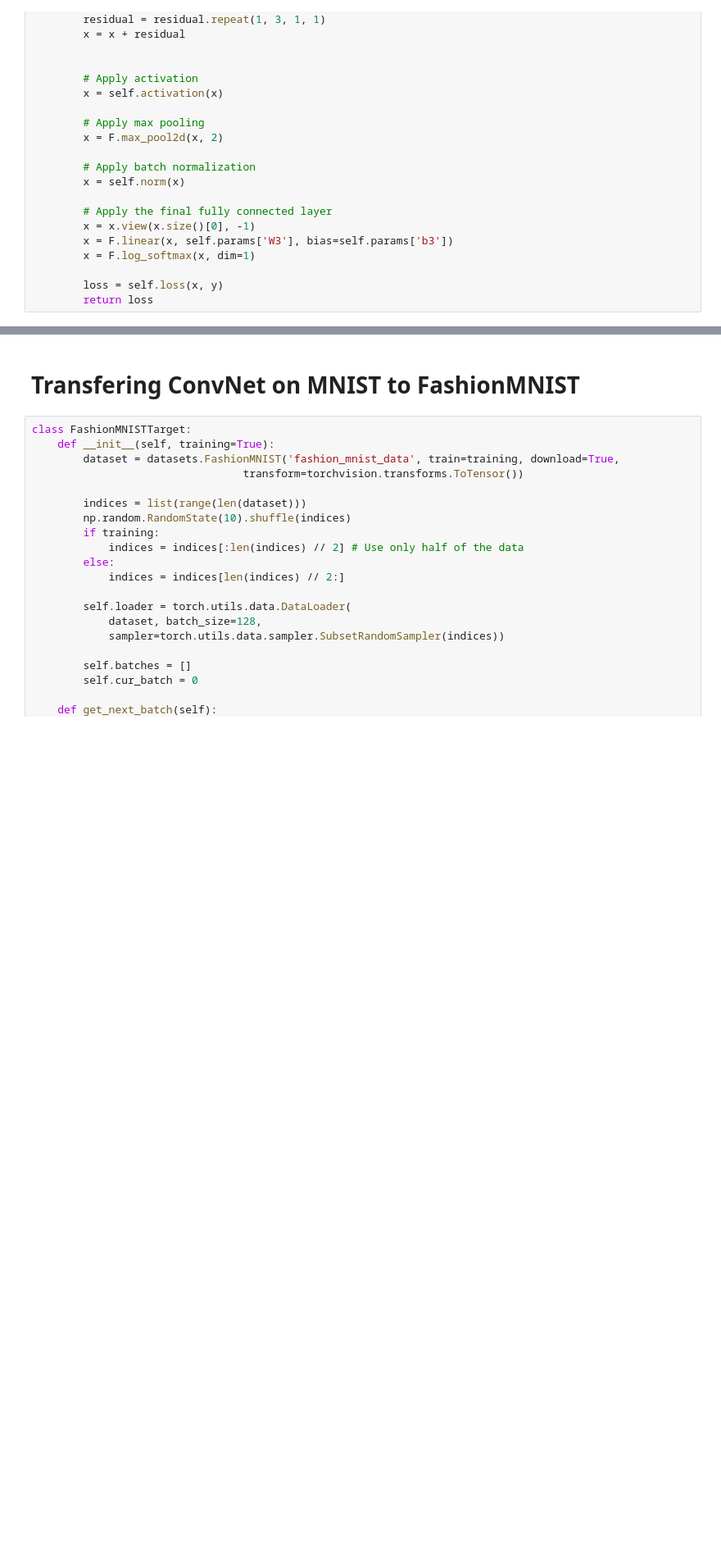
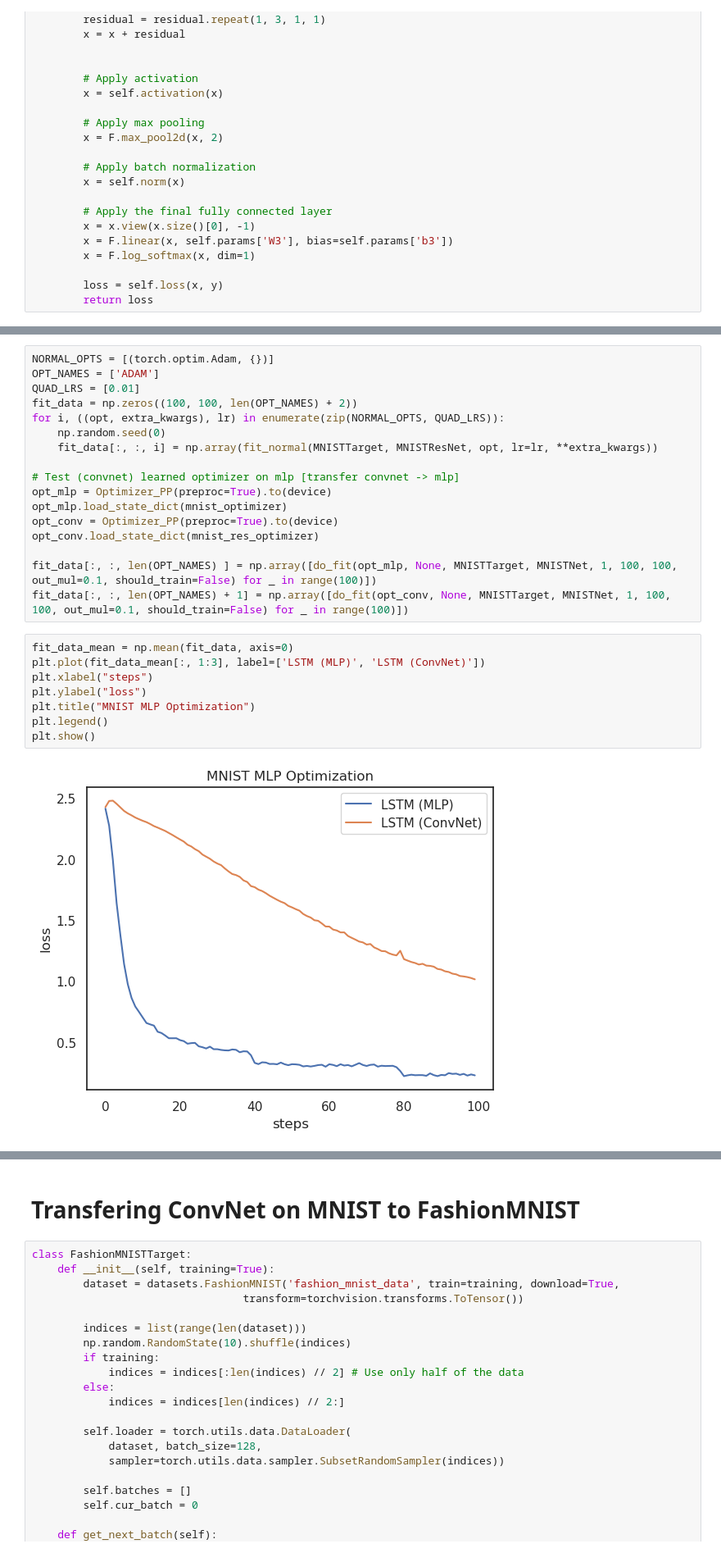
Before and after one commit to dadur604/learning-to-optimize, a Jupyter notebook: 260C_Final_Project_L2O.ipynb, the cells around one changed output, grey strips where cells are left out. Shown at 82% size. Cells and saved outputs as stored; diff of their text form; blank space fills up the shorter version.

```diff
--- a/260C_Final_Project_L2O.ipynb
+++ b/260C_Final_Project_L2O.ipynb
@@ -571,0 +622,27 @@ plt.show()
+# %%
+NORMAL_OPTS = [(torch.optim.Adam, {})]
+OPT_NAMES = ['ADAM']
+QUAD_LRS = [0.01]
+fit_data = np.zeros((100, 100, len(OPT_NAMES) + 2))
+for i, ((opt, extra_kwargs), lr) in enumerate(zip(NORMAL_OPTS, QUAD_LRS)):
+    np.random.seed(0)
+    fit_data[:, :, i] = np.array(fit_normal(MNISTTarget, MNISTResNet, opt, lr=lr, **extra_kwargs))
+
+# Test (convnet) learned optimizer on mlp [transfer convnet -> mlp]
+opt_mlp = Optimizer_PP(preproc=True).to(device)
+opt_mlp.load_state_dict(mnist_optimizer)
+opt_conv = Optimizer_PP(preproc=True).to(device)
+opt_conv.load_state_dict(mnist_res_optimizer)
+
+fit_data[:, :, len(OPT_NAMES) ] = np.array([do_fit(opt_mlp, None, MNISTTarget, MNISTNet, 1, 100, 100, out_mul=0.1, should_train=False) for _ in range(100)])
+fit_data[:, :, len(OPT_NAMES) + 1] = np.array([do_fit(opt_conv, None, MNISTTarget, MNISTNet, 1, 100, 100, out_mul=0.1, should_train=False) for _ in range(100)])
+# %%
+fit_data_mean = np.mean(fit_data, axis=0)
+plt.plot(fit_data_mean[:, 1:3], label=['LSTM (MLP)', 'LSTM (ConvNet)'])
+plt.xlabel("steps")
+plt.ylabel("loss")
+plt.title("MNIST MLP Optimization")
+plt.legend()
+plt.show()
+# %% [output]
+[figure, added]
```
Also changed, not shown: parts of 28 cells of this notebook.
